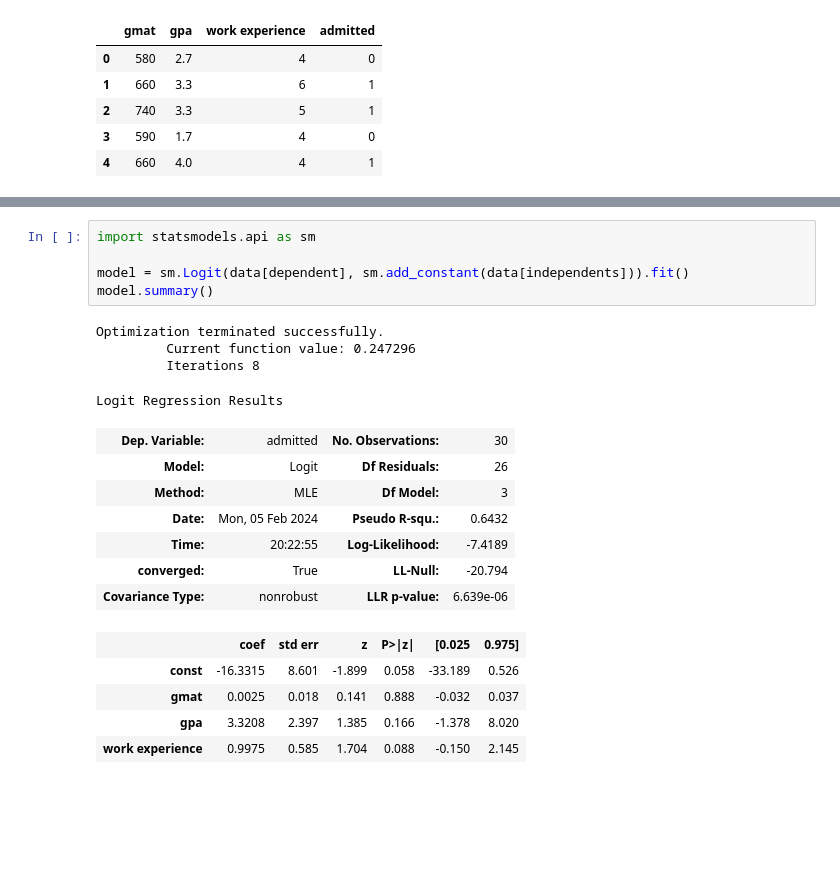
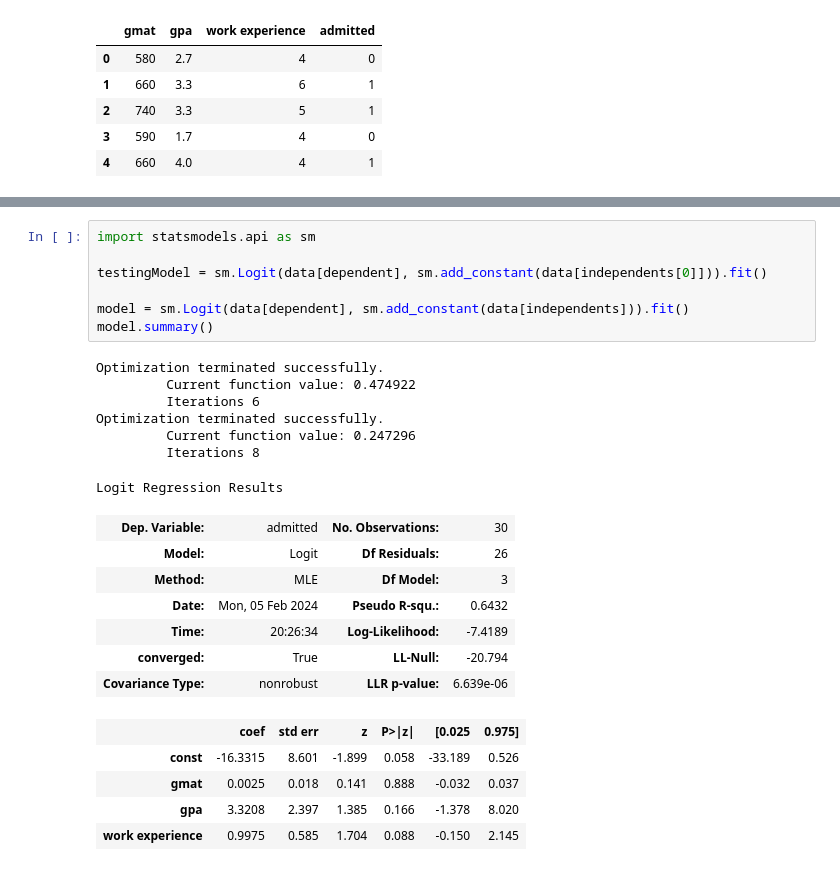
Before and after one commit to NotAHuman1230/MathWorks, a Jupyter notebook: LogisticRegression/LogisticRegression.ipynb, the cells around one changed output, grey strips where cells are left out. Saved outputs shown, nothing was run; the diff lists cells and outputs as text; blank space fills up the shorter version.

Commit message:
Code for LogisticRegression
Finished the code for the model but haven't added the comments

```diff
--- a/LogisticRegression/LogisticRegression.ipynb
+++ b/LogisticRegression/LogisticRegression.ipynb
@@ -49,18 +50,23 @@ plotting(data[independents[0]])
 # %%
 import statsmodels.api as sm
 
+testingModel = sm.Logit(data[dependent], sm.add_constant(data[independents[0]])).fit()
+
 model = sm.Logit(data[dependent], sm.add_constant(data[independents])).fit()
 model.summary()
 # %% [output]
+Optimization terminated successfully.
+         Current function value: 0.474922
+         Iterations 6
 Optimization terminated successfully.
          Current function value: 0.247296
          Iterations 8
 Logit Regression Results
 | Dep. Variable: | admitted | No. Observations: | 30 |
 | Model: | Logit | Df Residuals: | 26 |
 | Method: | MLE | Df Model: | 3 |
 | Date: | Mon, 05 Feb 2024 | Pseudo R-squ.: | 0.6432 |
-| Time: | 20:22:55 | Log-Likelihood: | -7.4189 |
+| Time: | 20:26:34 | Log-Likelihood: | -7.4189 |
 | converged: | True | LL-Null: | -20.794 |
 | Covariance Type: | nonrobust | LLR p-value: | 6.639e-06 |
 |  | coef | std err | z | P>|z| | [0.025 | 0.975] |
```
Also changed, not shown: parts of 4 cells of this notebook.
